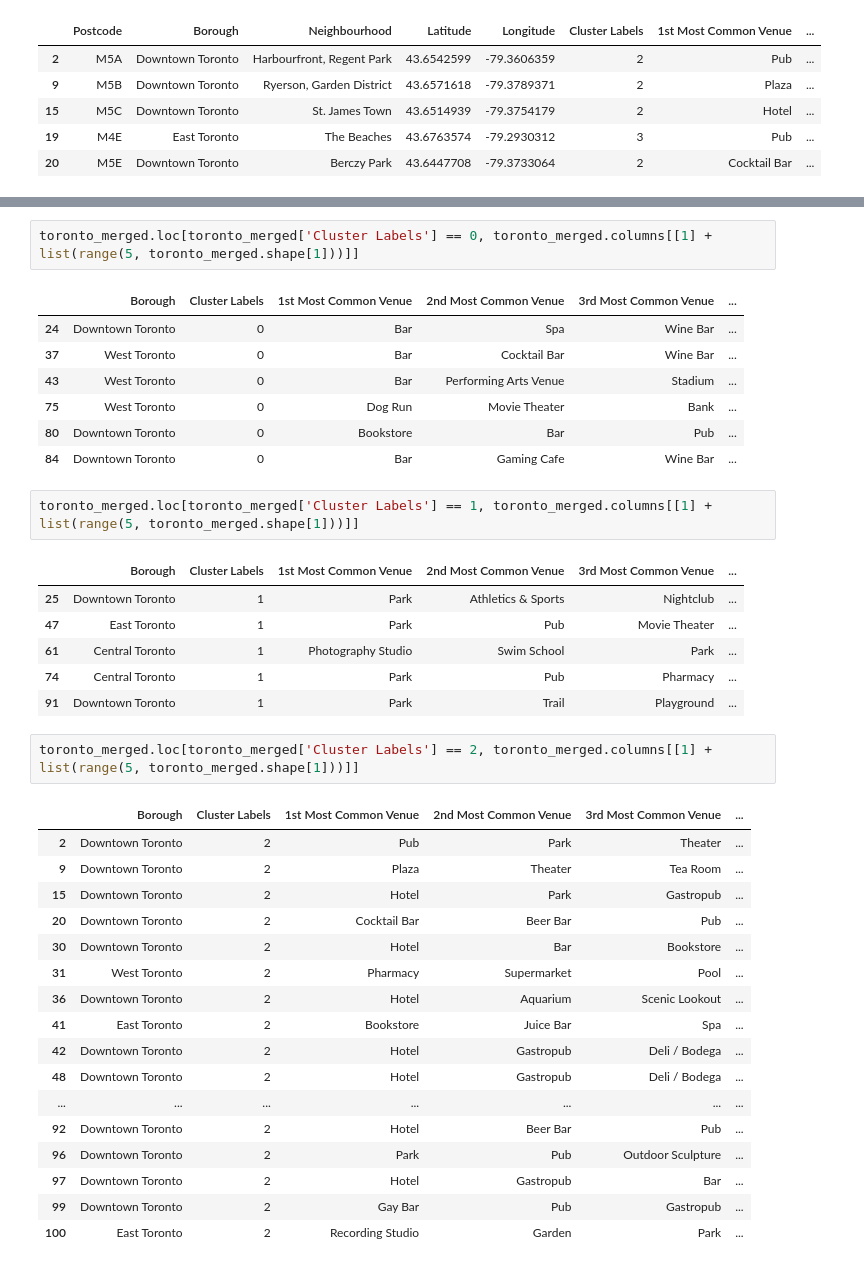
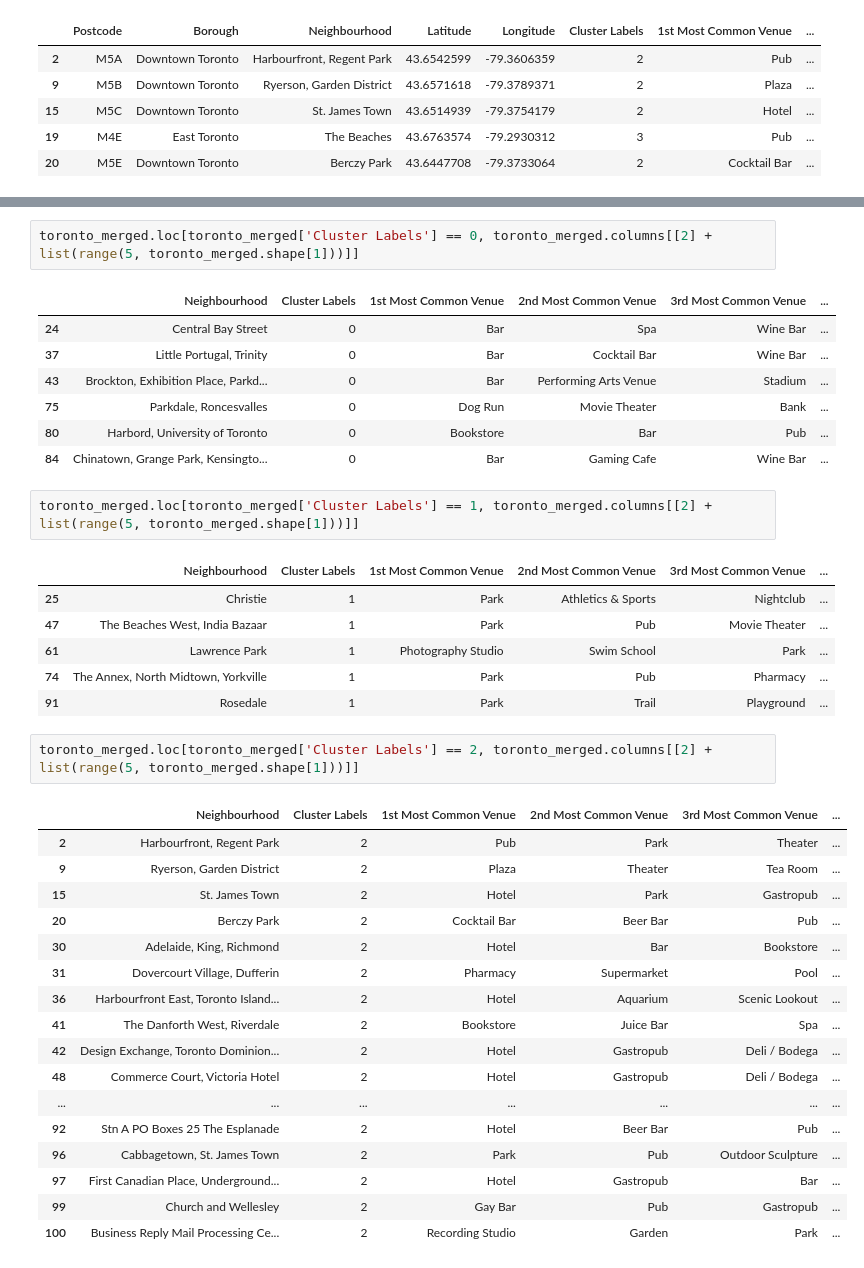
Before and after one commit to csrviswa/Coursera_Capstone, a Jupyter notebook: Neighborhoods_Analysis_Capstone_Project.ipynb, the cells around one changed output, grey strips where cells are left out. Cells and saved outputs as stored; diff of their text form.

```diff
--- a/Neighborhoods_Analysis_Capstone_Project.ipynb
+++ b/Neighborhoods_Analysis_Capstone_Project.ipynb
@@ -300,42 +298,42 @@ map_clusters
 # %% [output]
 [interactive output not drawn]
 # %%
-toronto_merged.loc[toronto_merged['Cluster Labels'] == 0, toronto_merged.columns[[1] + list(range(5, toronto_merged.shape[1]))]]
+toronto_merged.loc[toronto_merged['Cluster Labels'] == 0, toronto_merged.columns[[2] + list(range(5, toronto_merged.shape[1]))]]
 # %% [output]
-|  | Borough | Cluster Labels | 1st Most Common Venue | 2nd Most Common Venue | 3rd Most Common Venue | ... |
-| 24 | Downtown Toronto | 0 | Bar | Spa | Wine Bar | ... |
-| 37 | West Toronto | 0 | Bar | Cocktail Bar | Wine Bar | ... |
-| 43 | West Toronto | 0 | Bar | Performing Arts Venue | Stadium | ... |
-| 75 | West Toronto | 0 | Dog Run | Movie Theater | Bank | ... |
-| 80 | Downtown Toronto | 0 | Bookstore | Bar | Pub | ... |
-| 84 | Downtown Toronto | 0 | Bar | Gaming Cafe | Wine Bar | ... |
+|  | Neighbourhood | Cluster Labels | 1st Most Common Venue | 2nd Most Common Venue | 3rd Most Common Venue | ... |
+| 24 | Central Bay Street | 0 | Bar | Spa | Wine Bar | ... |
+| 37 | Little Portugal, Trinity | 0 | Bar | Cocktail Bar | Wine Bar | ... |
+| 43 | Brockton, Exhibition Place, Parkd... | 0 | Bar | Performing Arts Venue | Stadium | ... |
+| 75 | Parkdale, Roncesvalles | 0 | Dog Run | Movie Theater | Bank | ... |
+| 80 | Harbord, University of Toronto | 0 | Bookstore | Bar | Pub | ... |
+| 84 | Chinatown, Grange Park, Kensingto... | 0 | Bar | Gaming Cafe | Wine Bar | ... |
 # %%
-toronto_merged.loc[toronto_merged['Cluster Labels'] == 1, toronto_merged.columns[[1] + list(range(5, toronto_merged.shape[1]))]]
+toronto_merged.loc[toronto_merged['Cluster Labels'] == 1, toronto_merged.columns[[2] + list(range(5, toronto_merged.shape[1]))]]
 # %% [output]
-|  | Borough | Cluster Labels | 1st Most Common Venue | 2nd Most Common Venue | 3rd Most Common Venue | ... |
-| 25 | Downtown Toronto | 1 | Park | Athletics & Sports | Nightclub | ... |
-| 47 | East Toronto | 1 | Park | Pub | Movie Theater | ... |
-| 61 | Central Toronto | 1 | Photography Studio | Swim School | Park | ... |
-| 74 | Central Toronto | 1 | Park | Pub | Pharmacy | ... |
-| 91 | Downtown Toronto | 1 | Park | Trail | Playground | ... |
+|  | Neighbourhood | Cluster Labels | 1st Most Common Venue | 2nd Most Common Venue | 3rd Most Common Venue | ... |
+| 25 | Christie | 1 | Park | Athletics & Sports | Nightclub | ... |
+| 47 | The Beaches West, India Bazaar | 1 | Park | Pub | Movie Theater | ... |
+| 61 | Lawrence Park | 1 | Photography Studio | Swim School | Park | ... |
+| 74 | The Annex, North Midtown, Yorkville | 1 | Park | Pub | Pharmacy | ... |
+| 91 | Rosedale | 1 | Park | Trail | Playground | ... |
 # %%
-toronto_merged.loc[toronto_merged['Cluster Labels'] == 2, toronto_merged.columns[[1] + list(range(5, toronto_merged.shape[1]))]]
+toronto_merged.loc[toronto_merged['Cluster Labels'] == 2, toronto_merged.columns[[2] + list(range(5, toronto_merged.shape[1]))]]
 # %% [output]
-|  | Borough | Cluster Labels | 1st Most Common Venue | 2nd Most Common Venue | 3rd Most Common Venue | ... |
-| 2 | Downtown Toronto | 2 | Pub | Park | Theater | ... |
-| 9 | Downtown Toronto | 2 | Plaza | Theater | Tea Room | ... |
-| 15 | Downtown Toronto | 2 | Hotel | Park | Gastropub | ... |
-| 20 | Downtown Toronto | 2 | Cocktail Bar | Beer Bar | Pub | ... |
-| 30 | Downtown Toronto | 2 | Hotel | Bar | Bookstore | ... |
-| 31 | West Toronto | 2 | Pharmacy | Supermarket | Pool | ... |
-| 36 | Downtown Toronto | 2 | Hotel | Aquarium | Scenic Lookout | ... |
-| 41 | East Toronto | 2 | Bookstore | Juice Bar | Spa | ... |
-| 42 | Downtown Toronto | 2 | Hotel | Gastropub | Deli / Bodega | ... |
-| 48 | Downtown Toronto | 2 | Hotel | Gastropub | Deli / Bodega | ... |
+|  | Neighbourhood | Cluster Labels | 1st Most Common Venue | 2nd Most Common Venue | 3rd Most Common Venue | ... |
+| 2 | Harbourfront, Regent Park | 2 | Pub | Park | Theater | ... |
+| 9 | Ryerson, Garden District | 2 | Plaza | Theater | Tea Room | ... |
+| 15 | St. James Town | 2 | Hotel | Park | Gastropub | ... |
+| 20 | Berczy Park | 2 | Cocktail Bar | Beer Bar | Pub | ... |
+| 30 | Adelaide, King, Richmond | 2 | Hotel | Bar | Bookstore | ... |
+| 31 | Dovercourt Village, Dufferin | 2 | Pharmacy | Supermarket | Pool | ... |
+| 36 | Harbourfront East, Toronto Island... | 2 | Hotel | Aquarium | Scenic Lookout | ... |
+| 41 | The Danforth West, Riverdale | 2 | Bookstore | Juice Bar | Spa | ... |
+| 42 | Design Exchange, Toronto Dominion... | 2 | Hotel | Gastropub | Deli / Bodega | ... |
+| 48 | Commerce Court, Victoria Hotel | 2 | Hotel | Gastropub | Deli / Bodega | ... |
 | ... | ... | ... | ... | ... | ... | ... |
-| 92 | Downtown Toronto | 2 | Hotel | Beer Bar | Pub | ... |
-| 96 | Downtown Toronto | 2 | Park | Pub | Outdoor Sculpture | ... |
-| 97 | Downtown Toronto | 2 | Hotel | Gastropub | Bar | ... |
-| 99 | Downtown Toronto | 2 | Gay Bar | Pub | Gastropub | ... |
-| 100 | East Toronto | 2 | Recording Studio | Garden | Park | ... |
+| 92 | Stn A PO Boxes 25 The Esplanade | 2 | Hotel | Beer Bar | Pub | ... |
+| 96 | Cabbagetown, St. James Town | 2 | Park | Pub | Outdoor Sculpture | ... |
+| 97 | First Canadian Place, Underground... | 2 | Hotel | Gastropub | Bar | ... |
+| 99 | Church and Wellesley | 2 | Gay Bar | Pub | Gastropub | ... |
+| 100 | Business Reply Mail Processing Ce... | 2 | Recording Studio | Garden | Park | ... |
 # %%
```
Also changed, not shown: parts of 8 cells of this notebook.
